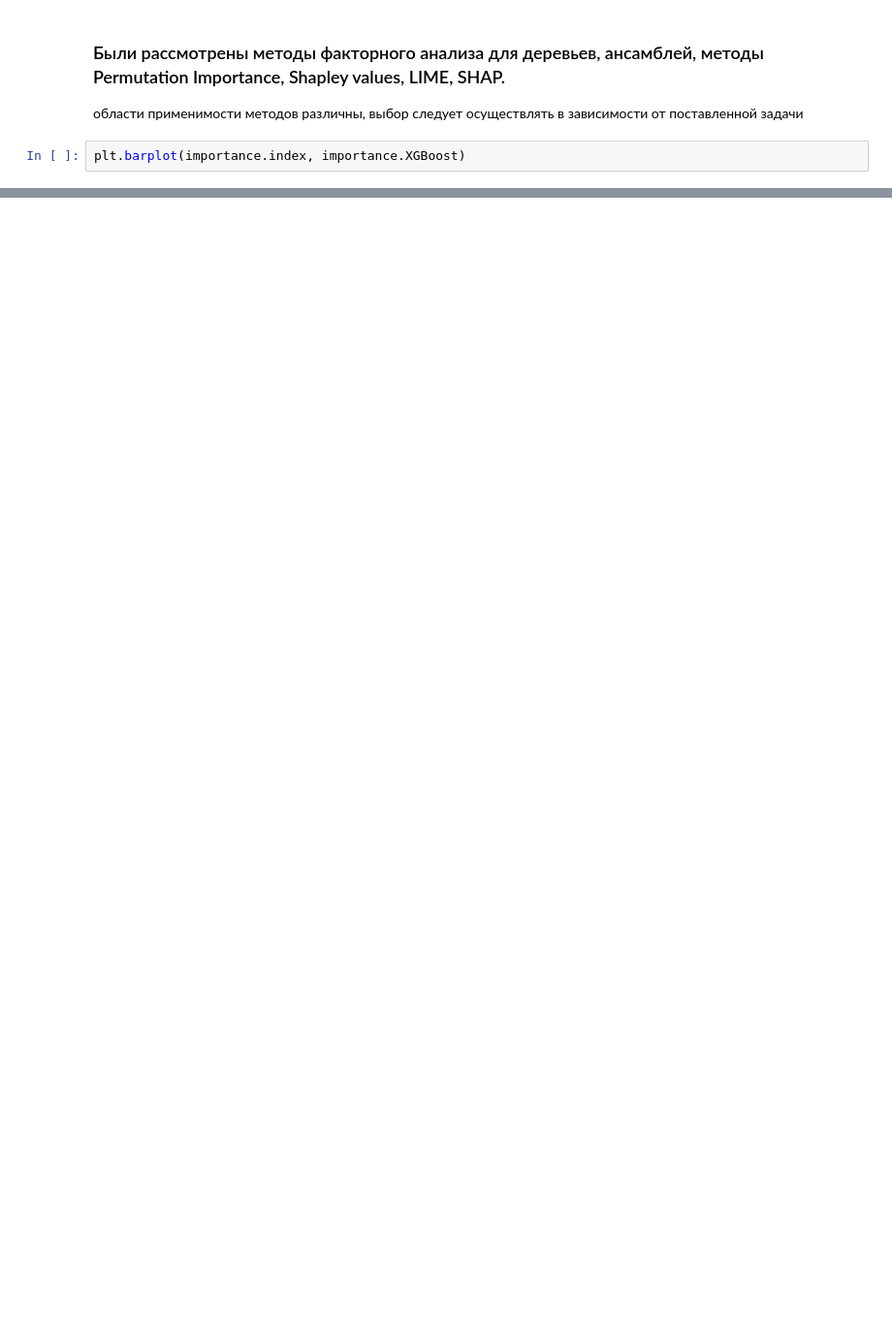
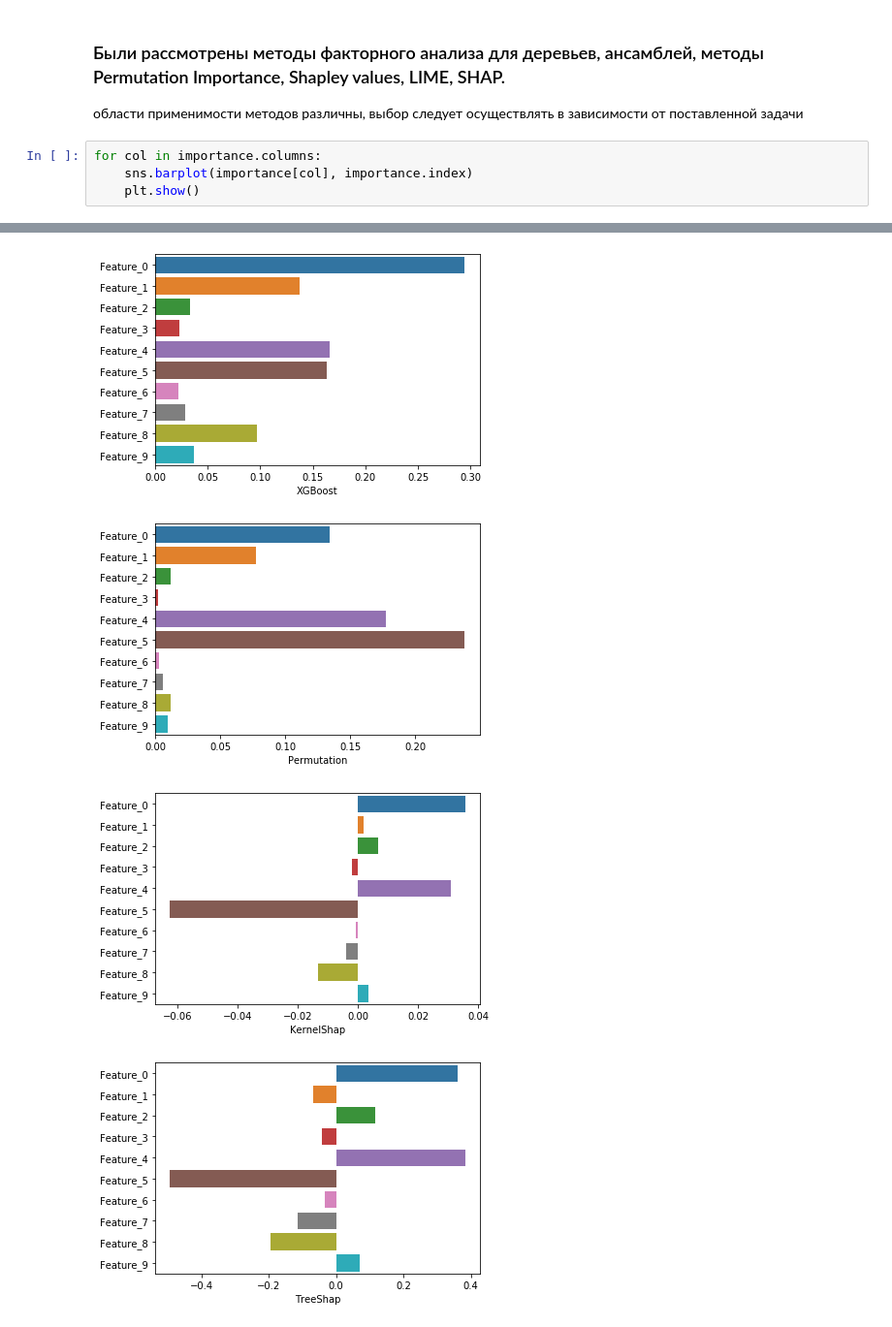
Before and after one commit to booydar/workshop, a Jupyter notebook: factor_analysis/FA_research.ipynb, the cells around one changed output, grey strips where cells are left out. Shown: that part at 97% size. Drawn from its saved outputs; the diff is of its cells as text; blank space fills up the shorter version.

```diff
--- a/factor_analysis/FA_research.ipynb
+++ b/factor_analysis/FA_research.ipynb
@@ -339,5 +364,8 @@ importance
 # %% [markdown]
 ### Были рассмотрены методы факторного анализа для деревьев,  ансамблей, методы Permutation Importance, Shapley values, LIME, SHAP.
 области применимости методов различны, выбор следует осуществлять в зависимости от поставленной задачи
-# %%
-plt.barplot(importance.index, importance.XGBoost)
+# %%
+for col in importance.columns:
+    sns.barplot(importance[col], importance.index)
+    plt.show()
+# %% [output]
@@ -343,0 +373,4 @@ plt.barplot(importance.index, importance.XGBoost)
+[figure, added]
+[figure, added]
+[figure, added]
+[figure, added]
```
Also changed, not shown: parts of 7 cells of this notebook.
